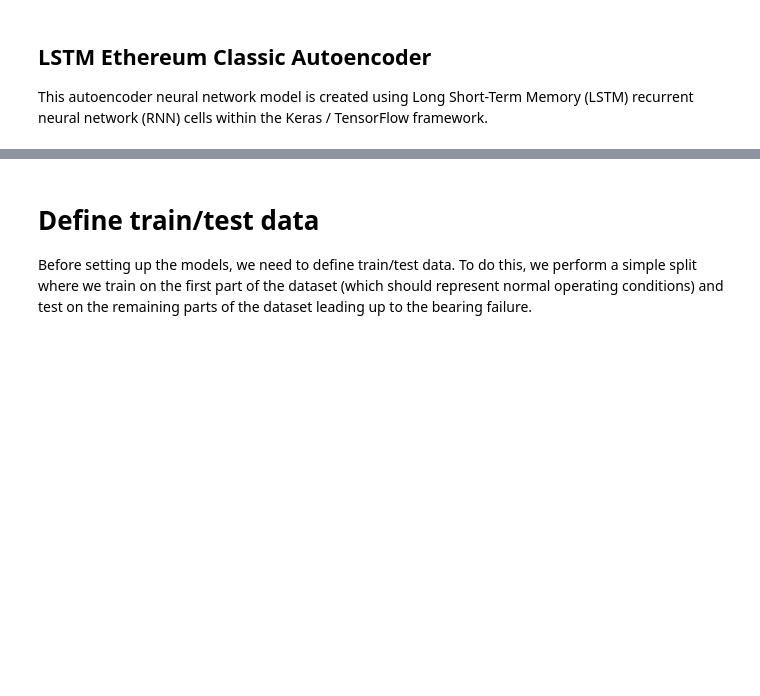
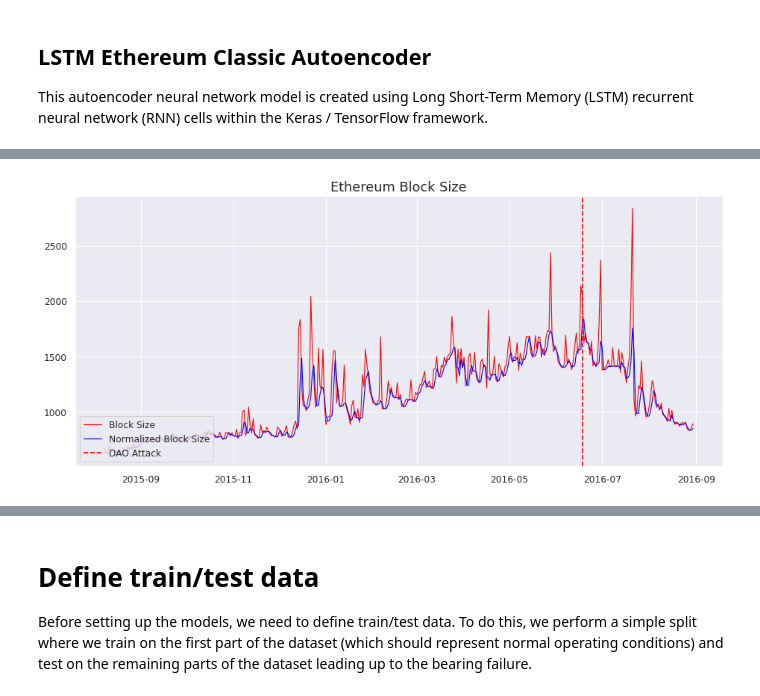
Before and after one commit to Makalfo/DAO-Attack-Anomaly-Detection, a Jupyter notebook: LSTM_Ethereum_Classic.ipynb, the cells around one changed output, grey strips where cells are left out. Saved outputs shown, nothing was run; the diff lists cells and outputs as text; code cells hidden in the pictures; blank space fills up the shorter version.

```diff
--- a/LSTM_Ethereum_Classic.ipynb
+++ b/LSTM_Ethereum_Classic.ipynb
@@ -65,0 +95,24 @@ df
+# %%
+# create new dataframe for daily data
+daily_df = pd.DataFrame( columns=DAILY_COLUMNS )
+
+# return the daily data
+def obtain_daily_data( input_df ):
+    ''' return the daily data '''
+    return [ date,
+        input_df['size'].mean(),
+        input_df['gas_used'].mean(),
+        input_df['difficulty'].mean(),
+        input_df['transaction_count'].mean(),
+        input_df['gas_used'].sum(),
+        input_df['transaction_count'].sum() ]
+
+# obtain all the dates
+all_dates = df['dates'].unique()
+
+for date in all_dates:
+    # obtain all data for the date
+    daily_df =  pd.concat([daily_df, pd.DataFrame( [ obtain_daily_data( df.loc[df['dates'] == date] ) ],
+             columns=DAILY_COLUMNS )], ignore_index=True )
+
+daily_df
@@ -65,0 +136,9 @@ df
+# %%
+# obtain the rolling quantile
+daily_norm_df = daily_df.rolling(window=QUANTILE_WINDOW, center=False).quantile(QUANTILE_RATIO, interpolation=QUANTILE_INTERPOLATION)
+daily_norm_df['date'] = daily_df['date']
+
+# drop NaN
+daily_norm_df = daily_norm_df.dropna()
+daily_norm_df.index = daily_norm_df.index - min(daily_norm_df.index)
+daily_norm_df
@@ -65,0 +159,11 @@ df
+# %%
+# Average Block Size
+fig, ax = plt.subplots(figsize=(14, 6), dpi=80)
+ax.plot(daily_df['date'], daily_df['average_block_size'], label='Block Size', color='red', animated = True, linewidth=1)
+ax.plot(daily_norm_df['date'], daily_norm_df['average_block_size'], label='Normalized Block Size', color='blue', animated = True, linewidth=1)
+plt.axvline(datetime.date(2016,6,18), color='red', linestyle='dashed', label='DAO Attack')
+plt.legend(loc='lower left')
+ax.set_title('Ethereum Block Size', fontsize=16)
+plt.show()
+# %% [output]
+[figure, added]
```
Also changed, not shown: parts of 57 cells of this notebook, 1 other file.
